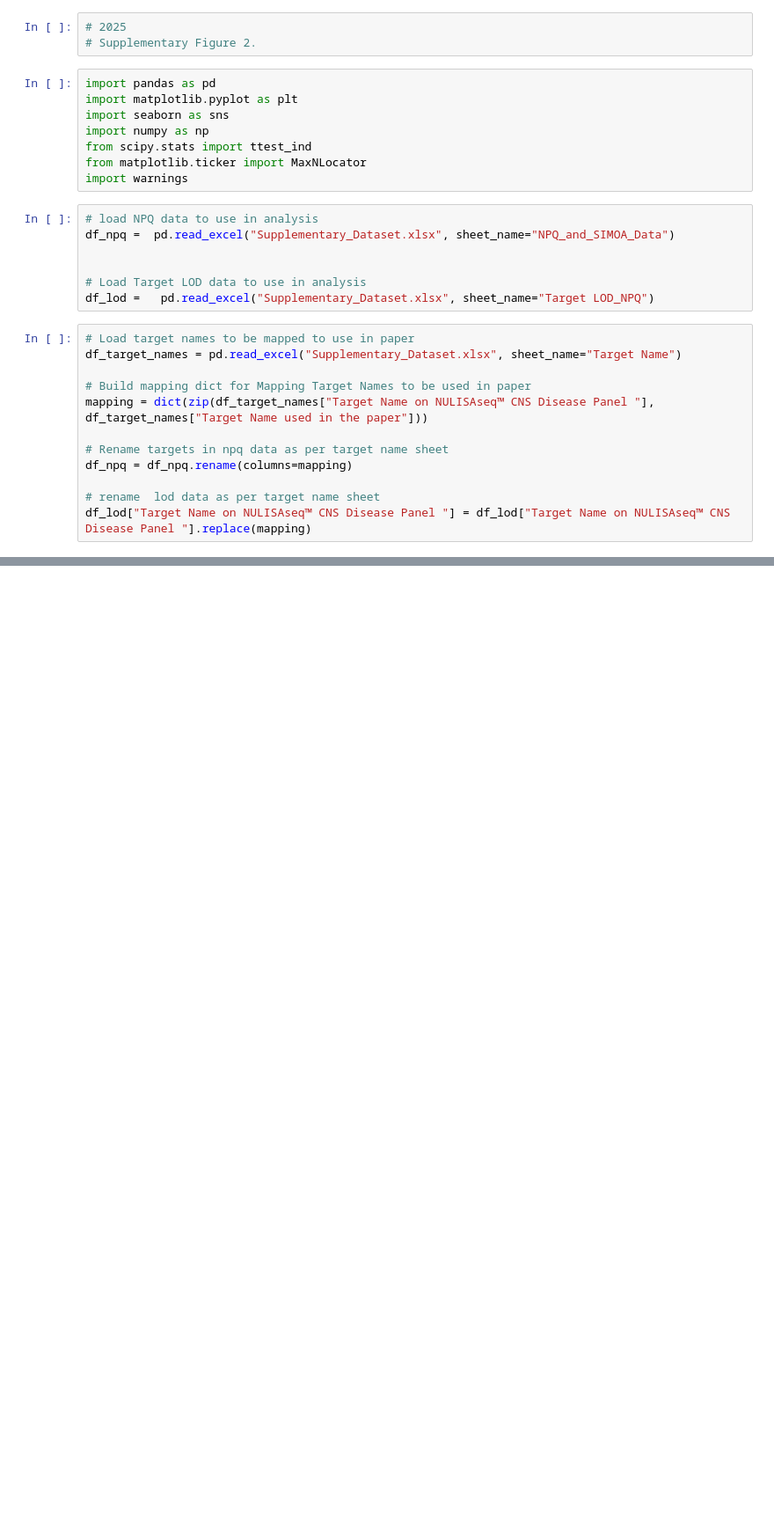
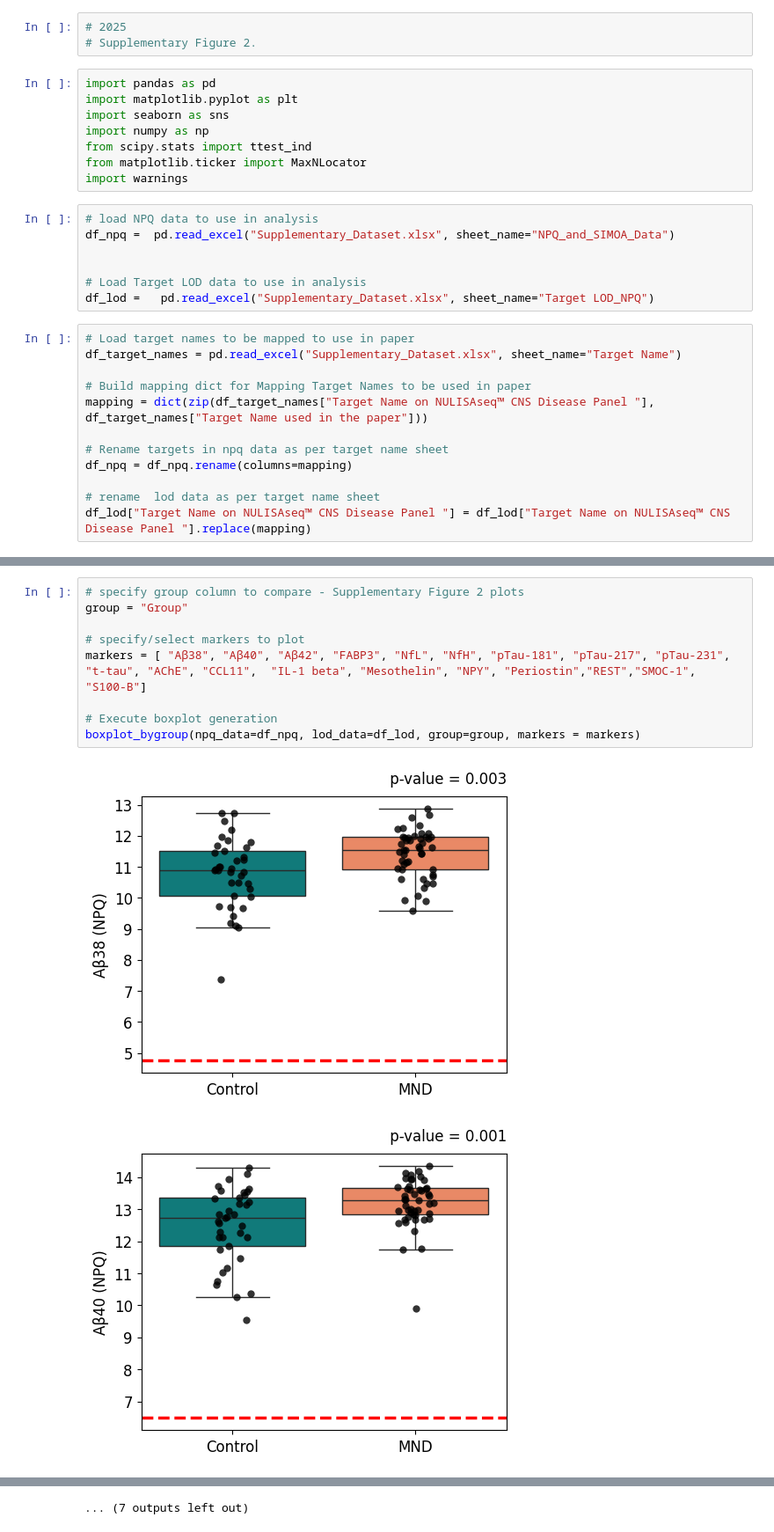
Before and after one commit to HaticeBzkrt/brain_comms_Bozkurt-et-al_2025_python, a Jupyter notebook: analysis_boxplots.ipynb, the cells around one changed output, grey strips where cells are left out. Shown: that part at 88% size. Saved outputs shown, nothing was run; the diff lists cells and outputs as text; blank space fills up the shorter version.

```diff
--- a/analysis_boxplots.ipynb
+++ b/analysis_boxplots.ipynb
@@ -30,0 +80,12 @@ df_lod["Target Name on NULISAseq™ CNS Disease Panel "] = df_lod["Target Name o
+# %%
+# specify group column to compare - Supplementary Figure 2 plots
+group = "Group"
+
+# specify/select markers to plot
+markers = [ "Aβ38", "Aβ40", "Aβ42", "FABP3", "NfL", "NfH", "pTau-181", "pTau-217", "pTau-231", "t-tau", "AChE", "CCL11",  "IL-1 beta", "Mesothelin", "NPY", "Periostin","REST","SMOC-1",  "S100-B"]
+
+# Execute boxplot generation
+boxplot_bygroup(npq_data=df_npq, lod_data=df_lod, group=group, markers = markers)
+# %% [output]
+[figure, added]
+[figure, added]
@@ -31,3 +102,4 @@ df_lod["Target Name on NULISAseq™ CNS Disease Panel "] = df_lod["Target Name o
+... (7 outputs left out)
 # %%
 # create functions for analysis
 
```
Also changed, not shown: parts of 4 cells of this notebook, 3 other files.
